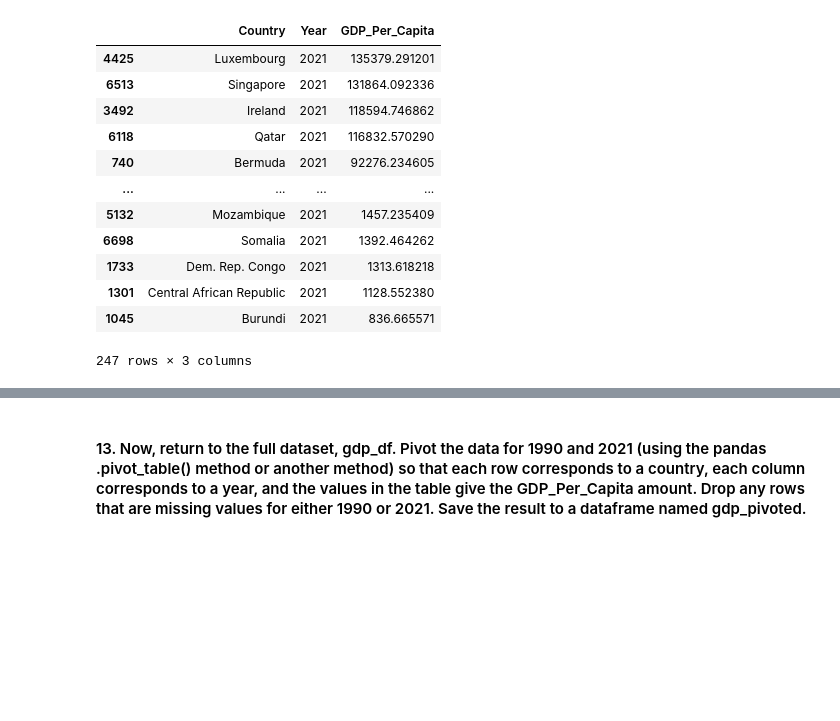
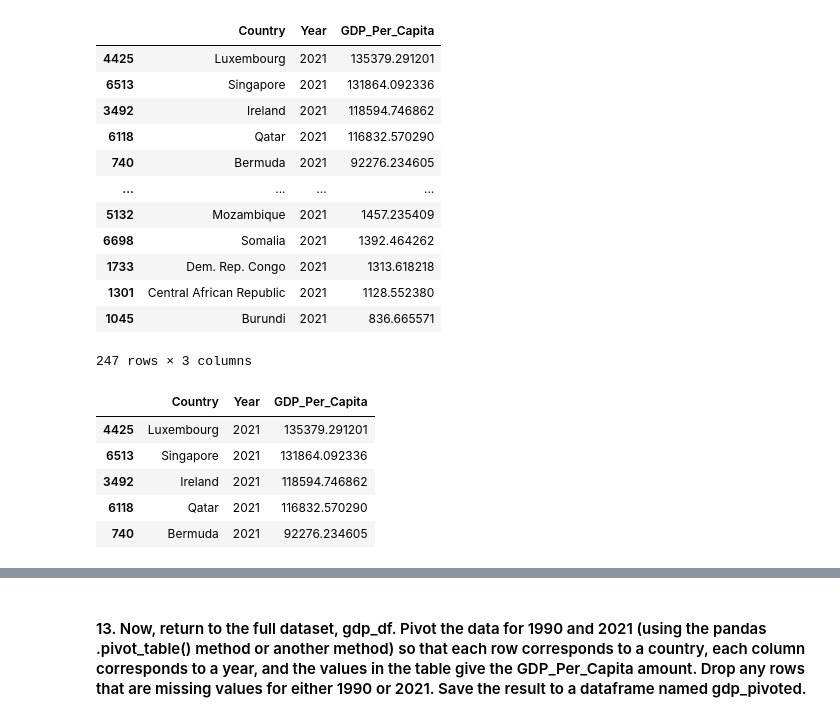
Before and after one commit to nss-data-science-cohort-9/un-exploration-catdgomez, a Jupyter notebook: notebooks/UN_Data_Exploration.ipynb, the cells around one changed output, grey strips where cells are left out. Cells and saved outputs as stored; diff of their text form; code cells hidden in the pictures; blank space fills up the shorter version.

```diff
--- a/notebooks/UN_Data_Exploration.ipynb
+++ b/notebooks/UN_Data_Exploration.ipynb
@@ -225,3 +225,12 @@ gdp_2021.sort_values('GDP_Per_Capita', ascending=False)
 | 1301 | Central African Republic | 2021 | 1128.552380 |
 | 1045 | Burundi | 2021 | 836.665571 |
 247 rows × 3 columns
+# %%
+gdp_2021.nlargest(5, 'GDP_Per_Capita') # a way to view the top 5 countries only
+# %% [output]
+|  | Country | Year | GDP_Per_Capita |
+| 4425 | Luxembourg | 2021 | 135379.291201 |
+| 6513 | Singapore | 2021 | 131864.092336 |
+| 3492 | Ireland | 2021 | 118594.746862 |
+| 6118 | Qatar | 2021 | 116832.570290 |
+| 740 | Bermuda | 2021 | 92276.234605 |
```
Also changed, not shown: parts of 20 cells of this notebook.
